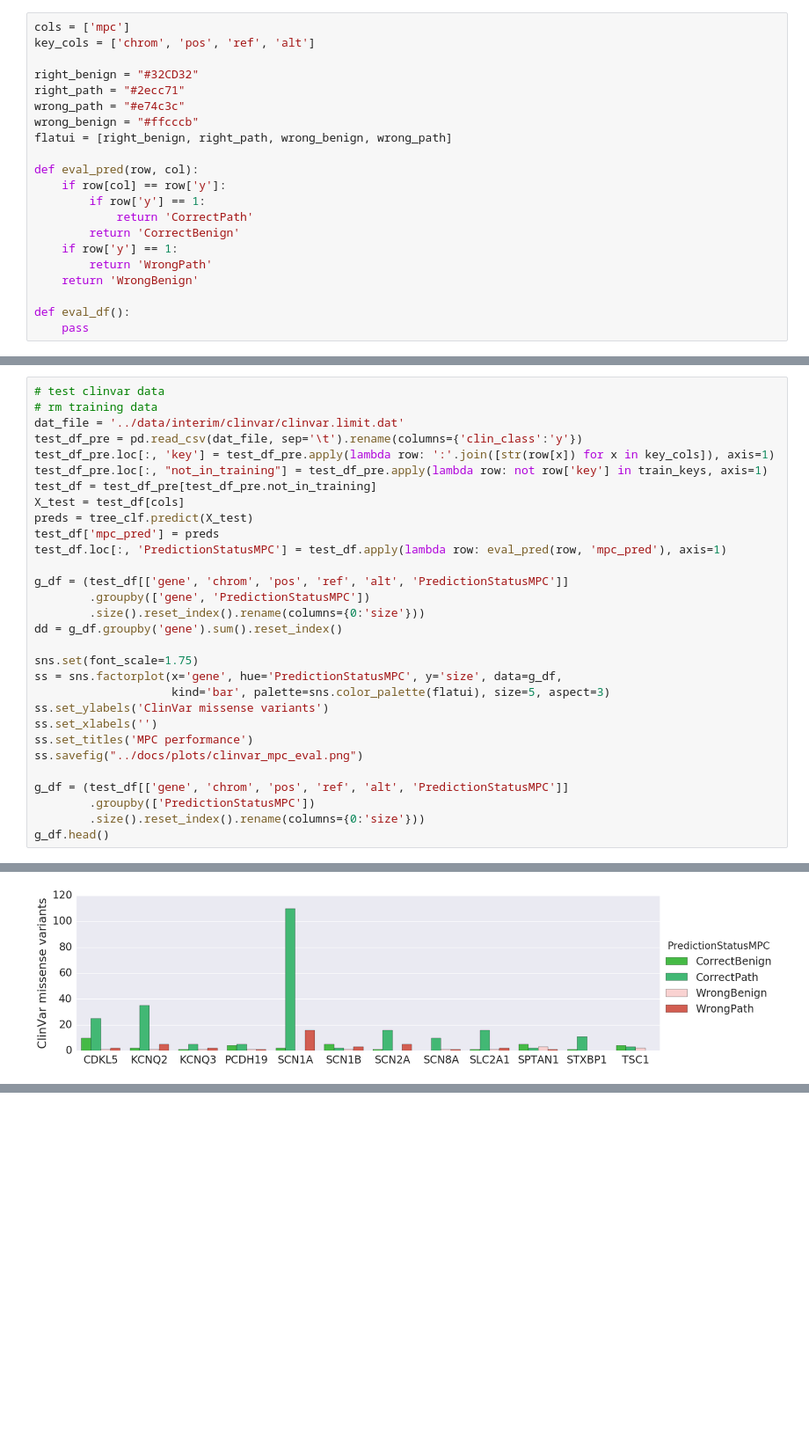
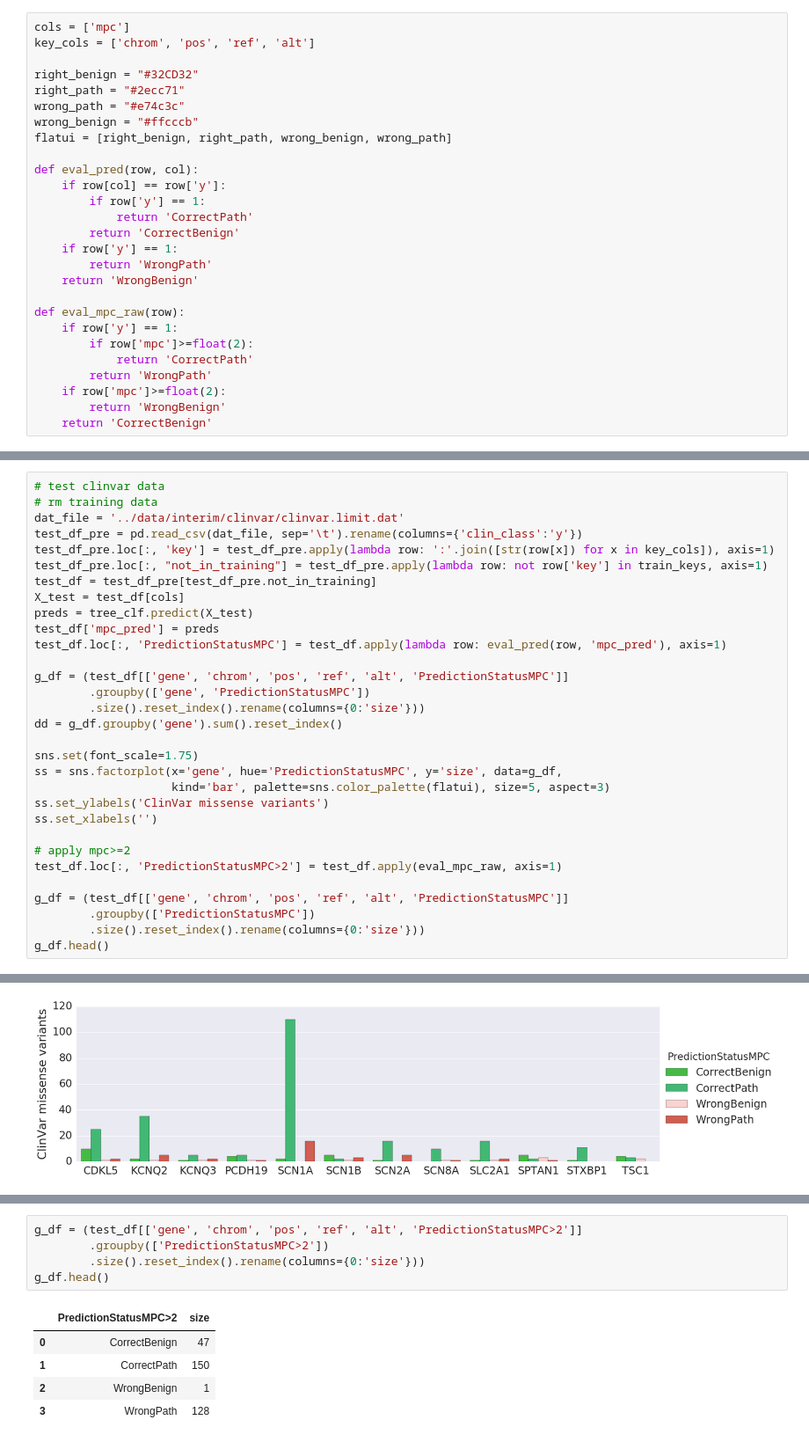
Before and after one commit to samesense/pathopredictor, a Jupyter notebook: notebooks/mpc-eval.ipynb, the cells around one changed output, grey strips where cells are left out. Shown at 88% size. Drawn from its saved outputs; the diff is of its cells as text; blank space fills up the shorter version.

Commit message:
updtae report w/ clinvar data

```diff
--- a/notebooks/mpc-eval.ipynb
+++ b/notebooks/mpc-eval.ipynb
@@ -35,8 +35,14 @@ def eval_pred(row, col):
         return 'WrongPath'
     return 'WrongBenign'
 
-def eval_df():
-    pass
+def eval_mpc_raw(row):
+    if row['y'] == 1:
+        if row['mpc']>=float(2):
+            return 'CorrectPath'
+        return 'WrongPath'
+    if row['mpc']>=float(2):
+        return 'WrongBenign'
+    return 'CorrectBenign'
 # %%
 # train gene dx: missense, only focus genes
 dat_file = '../data/interim/EPIv6.eff.dbnsfp.anno.hHack.dat.limit.xls'
@@ -126,8 +145,9 @@ ss = sns.factorplot(x='gene', hue='PredictionStatusMPC', y='size', data=g_df,
                     kind='bar', palette=sns.color_palette(flatui), size=5, aspect=3)
 ss.set_ylabels('ClinVar missense variants')
 ss.set_xlabels('')
-ss.set_titles('MPC performance')
-ss.savefig("../docs/plots/clinvar_mpc_eval.png")
+
+# apply mpc>=2
+test_df.loc[:, 'PredictionStatusMPC>2'] = test_df.apply(eval_mpc_raw, axis=1)
 
 g_df = (test_df[['gene', 'chrom', 'pos', 'ref', 'alt', 'PredictionStatusMPC']]
         .groupby(['PredictionStatusMPC'])
@@ -163 +177,12 @@ w/(w+c)
+# %%
+g_df = (test_df[['gene', 'chrom', 'pos', 'ref', 'alt', 'PredictionStatusMPC>2']]
+        .groupby(['PredictionStatusMPC>2'])
+        .size().reset_index().rename(columns={0:'size'}))
+g_df.head()
+# %% [output]
+|  | PredictionStatusMPC>2 | size |
+| 0 | CorrectBenign | 47 |
+| 1 | CorrectPath | 150 |
+| 2 | WrongBenign | 1 |
+| 3 | WrongPath | 128 |
 # %%
```
Also changed, not shown: parts of 6 cells of this notebook, 3 other files.
